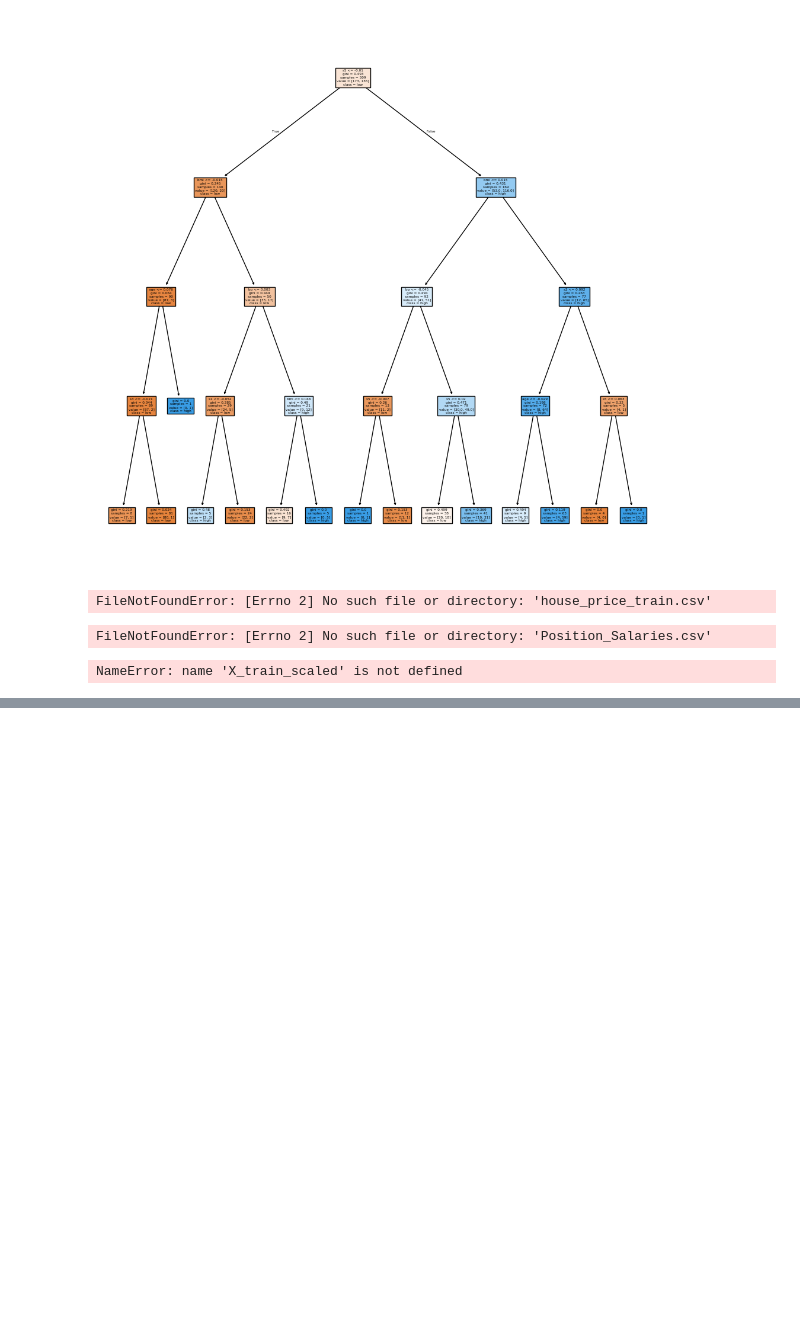
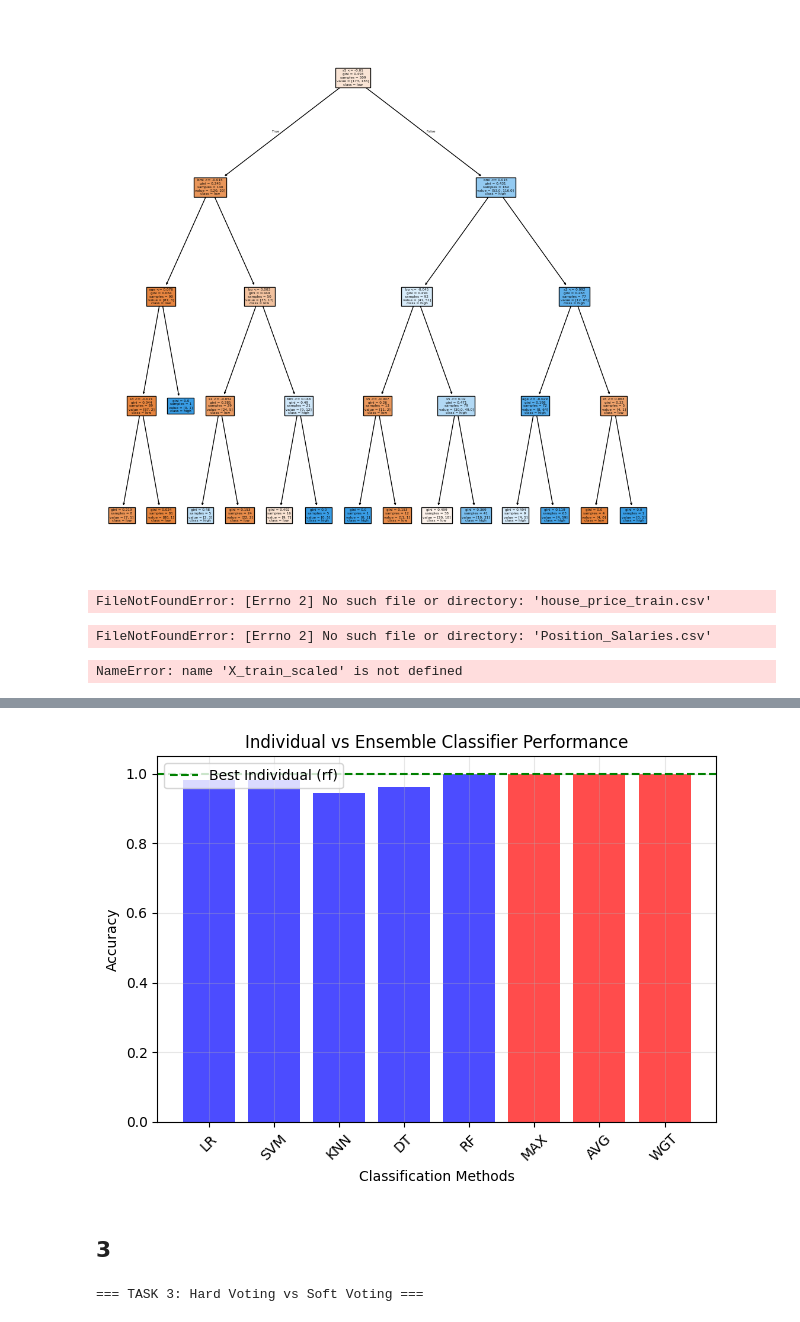
Before and after one commit to mekaviraj/ML_sem5, a Jupyter notebook: ML_LAB2.ipynb, the cells around one changed output, grey strips where cells are left out. Drawn from its saved outputs; the diff is of its cells as text; code cells hidden in the pictures; blank space fills up the shorter version.

```diff
--- a/ML_LAB2.ipynb
+++ b/ML_LAB2.ipynb
@@ -280,0 +405,8 @@ X_ridge = df_X.loc[:, mask_ridge]
+# %%
+# Individual classifier performance
+individual_results = []
+for name, clf in classifiers:
+    clf.fit(X_train_w, y_train_w)
+    y_pred = clf.predict(X_test_w)
+    accuracy = accuracy_score(y_test_w, y_pred)
+    individual_results.append((name, accuracy))
@@ -280,0 +434,13 @@ X_ridge = df_X.loc[:, mask_ridge]
+# %%
+
+# Display results
+ensemble_results = pd.DataFrame({
+    'Method': ['Max Voting', 'Average Voting', 'Weighted Average'],
+    'Accuracy': [hard_accuracy, soft_accuracy, weighted_accuracy]
+})
+print(ensemble_results.round(4))
+
+# Compare with best individual classifier
+best_individual = max(individual_results, key=lambda x: x[1])
+print(f"\nBest Individual Classifier: {best_individual[0]} - {best_individual[1]:.4f}")
+print(f"Best Ensemble Method: Weighted Average - {weighted_accuracy:.4f}")
@@ -280,0 +455,41 @@ X_ridge = df_X.loc[:, mask_ridge]
+# %%
+
+# Visualize ensemble performance
+methods = [name.upper() for name, _ in individual_results] + ['MAX', 'AVG', 'WGT']
+accuracies = [acc for _, acc in individual_results] + [hard_accuracy, soft_accuracy, weighted_accuracy]
+
+colors = ['blue'] * len(individual_results) + ['red'] * 3
+
+plt.bar(methods, accuracies, color=colors, alpha=0.7)
+plt.axhline(y=best_individual[1], color='green', linestyle='--', label=f'Best Individual ({best_individual[0]})')
+plt.xlabel('Classification Methods')
+plt.ylabel('Accuracy')
+plt.title('Individual vs Ensemble Classifier Performance')
+plt.legend()
+plt.xticks(rotation=45)
+plt.grid(True, alpha=0.3)
+plt.tight_layout()
+plt.show()
+# %% [output]
+[figure, added]
+# %% [markdown]
+## 3
+# %%
+import numpy as np
+import pandas as pd
+from sklearn.datasets import load_iris
+from sklearn.model_selection import train_test_split
+from sklearn.ensemble import VotingClassifier
+from sklearn.tree import DecisionTreeClassifier
+from sklearn.linear_model import LogisticRegression
+from sklearn.neighbors import KNeighborsClassifier
+from sklearn.svm import SVC
+from sklearn.metrics import accuracy_score, classification_report
+
+print("=== TASK 3: Hard Voting vs Soft Voting ===")
+
+# Load dataset
+data = load_iris()
+X, y = data.data, data.target
+# %% [output]
+=== TASK 3: Hard Voting vs Soft Voting ===
```
Also changed, not shown: parts of 27 cells of this notebook.
